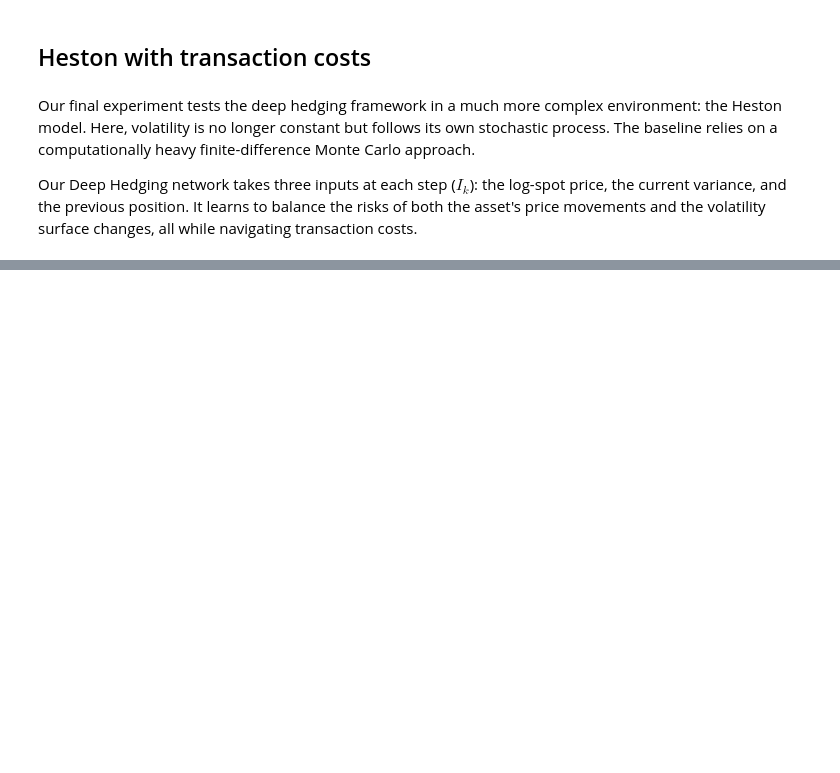
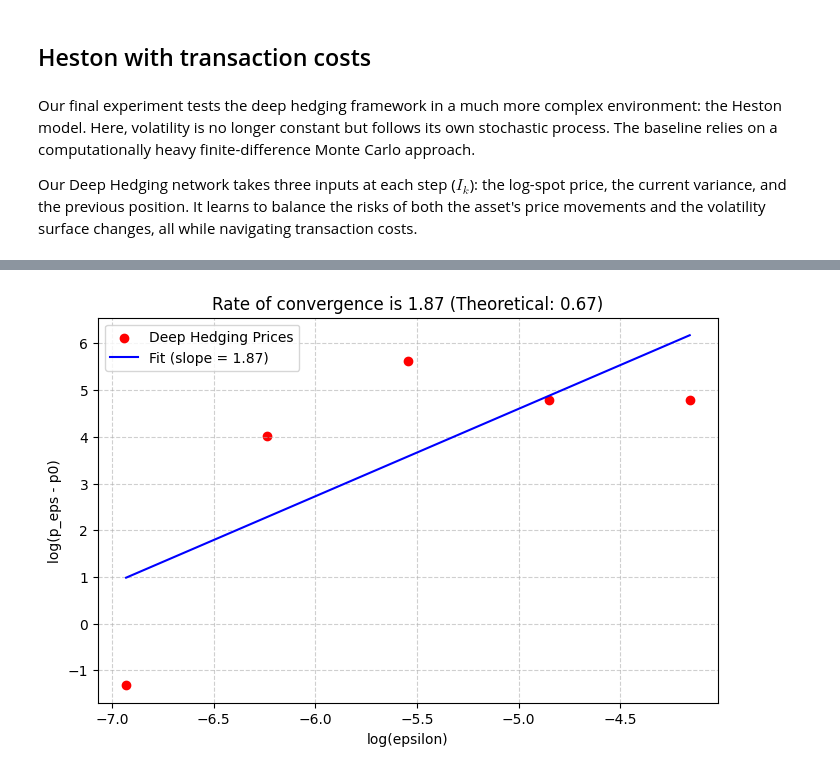
Before and after one commit to GioChecchi/Deep_Hedging, a Jupyter notebook: Deep_Hedging.ipynb, the cells around one changed output, grey strips where cells are left out. Drawn from its saved outputs; the diff is of its cells as text; code cells hidden in the pictures; blank space fills up the shorter version.

Commit message:
Add files via upload
implemented entropic loss function

```diff
--- a/Deep_Hedging.ipynb
+++ b/Deep_Hedging.ipynb
@@ -360,3 +370,19 @@ def cvar_loss(pnl, alpha, v_param):
+# %%
+def entropic_loss(pnl, lambda_param=1.0):
+    """
+    Calculates the Entropic Risk Measure.
+    Numerically stable implementation to prevent float32 overflow.
+    """
+    # x = -lambda * PnL
+    x = -lambda_param * pnl
+
+    # Mathematically: log(mean(exp(x))) == logsumexp(x) - log(N)
+    N = x.shape[0]
+
+    # torch.logsumexp safely handles extremely large exponents
+    log_mean_exp = torch.logsumexp(x, dim=0) - torch.log(torch.tensor(N, dtype=x.dtype, device=x.device))
+
+    return (1.0 / lambda_param) * log_mean_exp
 # %% [markdown]
 # Training & Evaluation
 # %% [markdown]
@@ -682,0 +781,58 @@ Turnover        |             2.5204 |         14.5440
+# %%
+import matplotlib.pyplot as plt
+
+print("--- Running Transaction Cost Asymptotics O(eps^(2/3)) ---")
+
+# 1. Calculate the frictionless baseline price (p0)
+# The paper compares against the theoretical risk-neutral price q[cite: 764].
+d1 = (np.log(S0 / K) + (r + 0.5 * sigma**2) * T) / (sigma * np.sqrt(T))
+d2 = d1 - sigma * np.sqrt(T)
+p0 = S0 * norm.cdf(d1) - K * np.exp(-r * T) * norm.cdf(d2)
+
+# 2. Define the sequence of epsilons
+# (Using 2^(-i-5) to match the paper's log-scale axis from roughly -7.0 to -4.5) [cite: 784, 785, 786, 787, 788, 789]
+epsilons = [2**(-i-5) for i in range(1, 6)]
+price_diffs = []
+
+# 3. Training Loop over epsilons
+for eps in epsilons:
+    print(f"\nTraining for epsilon = {eps:.5f}...")
+
+    # Train the model with Entropic loss for this specific epsilon
+    model_eps, _ = train_model(
+        env_type='bs', S0=S0, K=K, r=r, T=T, steps=steps,
+        epsilon=eps, batch_size=batch_size, n_epochs=n_epochs,
+        sigma=sigma, loss_type='entropic', lambda_param=1.0
+    )
+
+    # Evaluate to get out-of-sample PnL
+    with torch.no_grad():
+        _, pnl_eps, _ = evaluate_model(
+            model_eps, 'bs', test_paths_bs, K, epsilon=eps, S0=S0
+        )
+
+    # Calculate the Indifference Price using the stable logsumexp trick
+    x = -1.0 * pnl_eps
+    p_eps = logsumexp(x) - np.log(len(x))
+
+    price_diffs.append(p_eps - p0)
+
+# 4. Log-Log Regression
+log_eps = np.log(epsilons)
+log_diffs = np.log(price_diffs)
+
+# Fit a degree-1 polynomial (a line) to extract the slope
+slope, intercept = np.polyfit(log_eps, log_diffs, 1)
+
+# 5. Plotting the Asymptotic Convergence
+plt.figure(figsize=(8, 5))
+plt.scatter(log_eps, log_diffs, color='red', label='Deep Hedging Prices')
+plt.plot(log_eps, slope * log_eps + intercept, color='blue', label=f'Fit (slope = {slope:.2f})')
+
+plt.xlabel('log(epsilon)')
+plt.ylabel('log(p_eps - p0)')
+plt.title(f'Rate of convergence is {slope:.2f} (Theoretical: 0.67)')
+plt.grid(True, linestyle='--', alpha=0.6)
+plt.legend()
+plt.show()
+# %% [output]
@@ -682,0 +856 @@ Turnover        |             2.5204 |         14.5440
+[figure, added]
```
Also changed, not shown: parts of 13 cells of this notebook.
